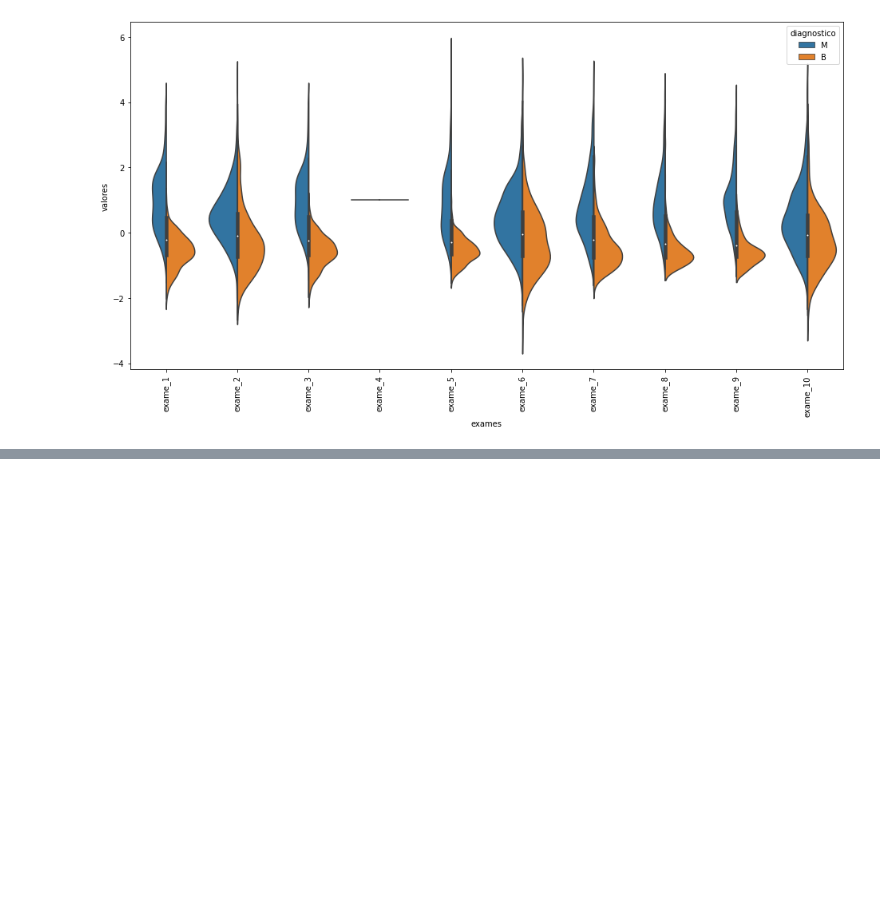
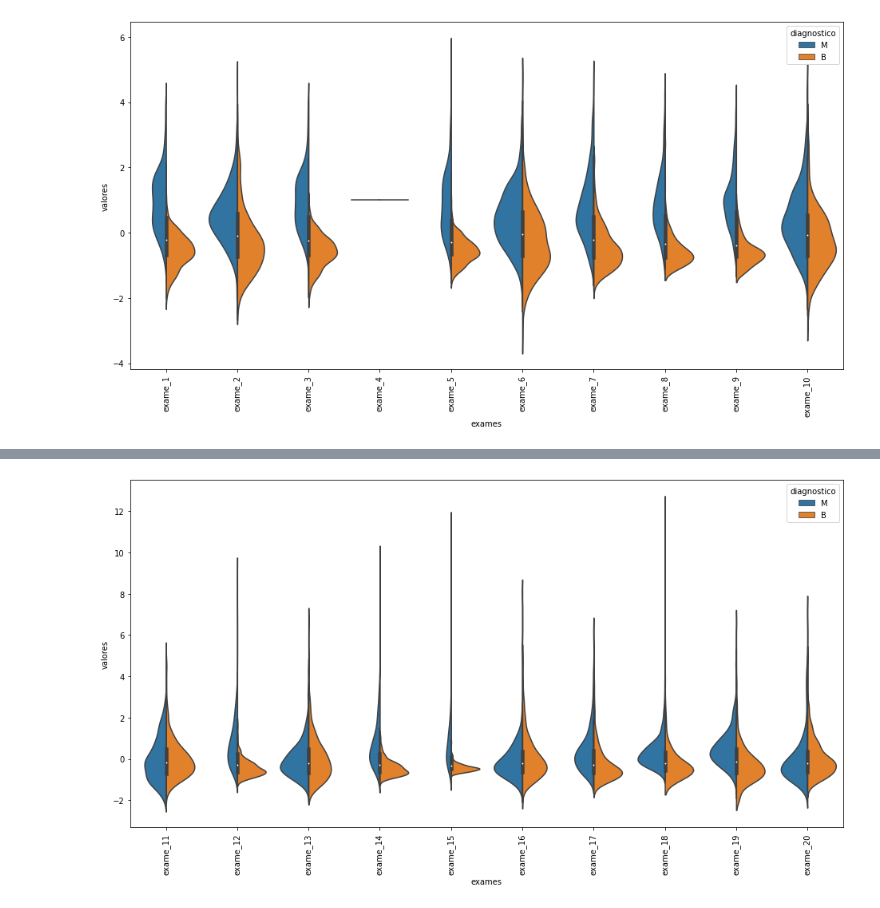
Before and after one commit to guilhermebap/Data-science-personal-study, a Jupyter notebook: Alura/ML/02 - Machine Learning Lidando com dados de muitas dimensoes/Aula01.ipynb, the cells around one changed output, grey strips where cells are left out. Cells and saved outputs as stored; diff of their text form; code cells hidden in the pictures; blank space fills up the shorter version.

```diff
--- a/Alura/ML/02 - Machine Learning Lidando com dados de muitas dimensoes/Aula01.ipynb
+++ b/Alura/ML/02 - Machine Learning Lidando com dados de muitas dimensoes/Aula01.ipynb
@@ -154,3 +163,13 @@ plt.xticks(rotation=90)
 plt.show()
 # %% [output]
 [figure]
+# %%
+def grafico_violino(valores, inicio, fim):
+    dados_plot = pd.concat([y, valores.iloc[:, inicio:fim]], axis=1)
+    dados_plot = pd.melt(dados_plot, id_vars='diagnostico', var_name='exames', value_name='valores')
+
+    fig, ax = plt.subplots(figsize=(16,8))
+    sns.violinplot(x='exames', y='valores', data=dados_plot, ax=ax, hue='diagnostico', split=True)
+    plt.xticks(rotation=90)
+
+    plt.show()
@@ -156,0 +180,4 @@ plt.show()
+# %%
+grafico_violino(valores_exames_v2, 10, 20)
+# %% [output]
+[figure, added]
```
Also changed, not shown: parts of 13 cells of this notebook.
